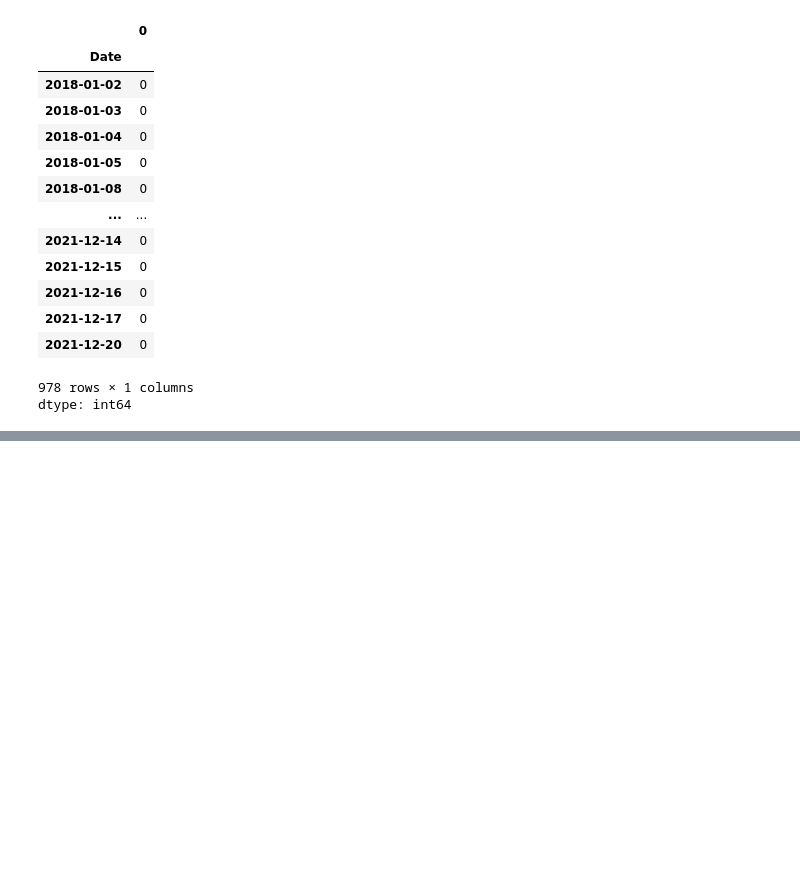
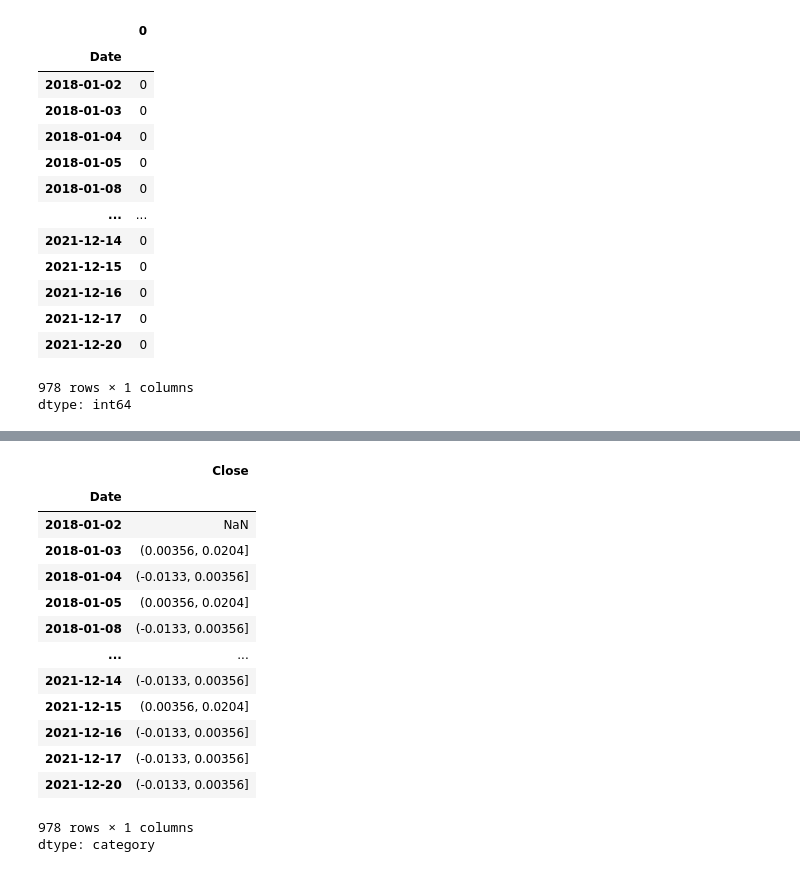
Before and after one commit to tjdux/pandas-for-finance, a Jupyter notebook: 01_Series.ipynb, the cells around one changed output, grey strips where cells are left out. Drawn from its saved outputs; the diff is of its cells as text; code cells hidden in the pictures; blank space fills up the shorter version.

```diff
--- a/01_Series.ipynb
+++ b/01_Series.ipynb
@@ -358,0 +389,18 @@ dtype: int64
+# %%
+pd.cut(samsung_return, bins=10)
+# %% [output]
+|  | Close |
+| Date |  |
+| 2018-01-02 | NaN |
+| 2018-01-03 | (0.00356, 0.0204] |
+| 2018-01-04 | (-0.0133, 0.00356] |
+| 2018-01-05 | (0.00356, 0.0204] |
+| 2018-01-08 | (-0.0133, 0.00356] |
+| ... | ... |
+| 2021-12-14 | (-0.0133, 0.00356] |
+| 2021-12-15 | (0.00356, 0.0204] |
+| 2021-12-16 | (-0.0133, 0.00356] |
+| 2021-12-17 | (-0.0133, 0.00356] |
+| 2021-12-20 | (-0.0133, 0.00356] |
+978 rows × 1 columns
+dtype: category
```
Also changed, not shown: parts of 13 cells of this notebook.
